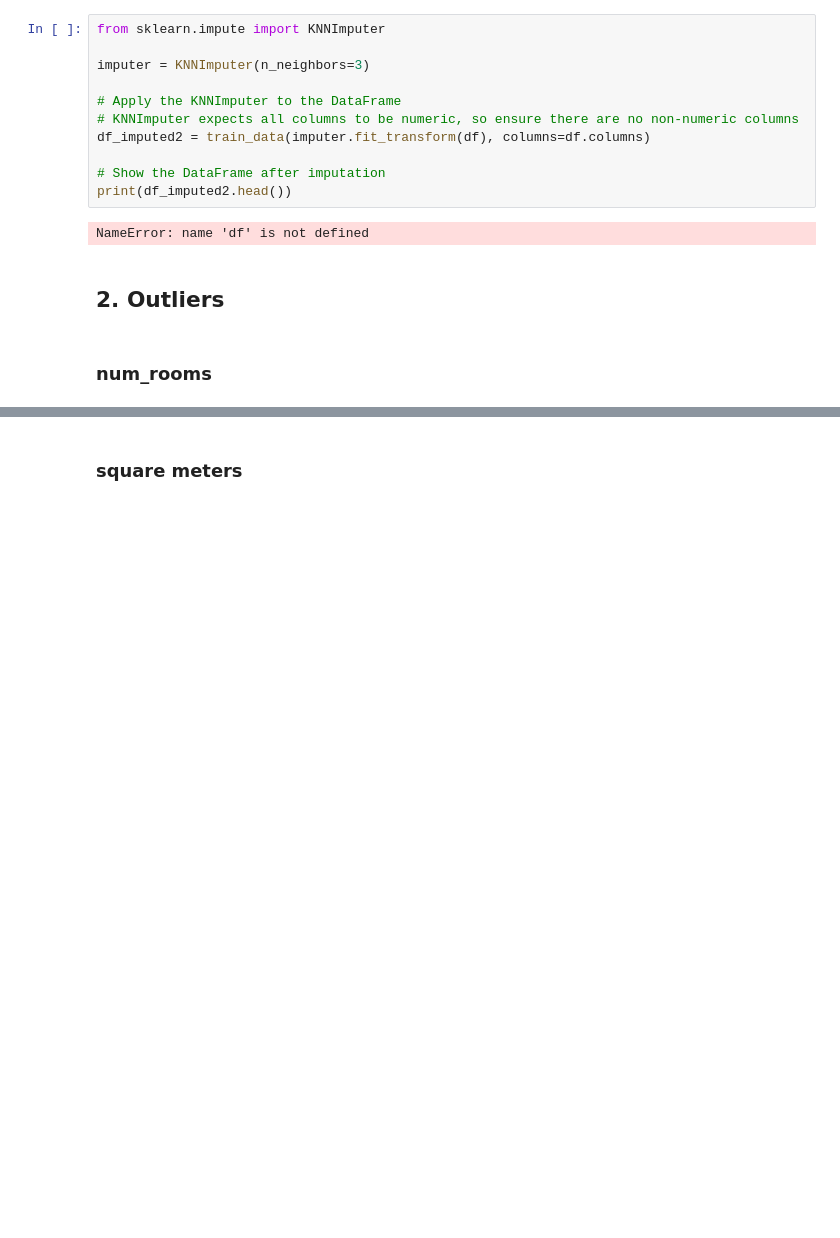
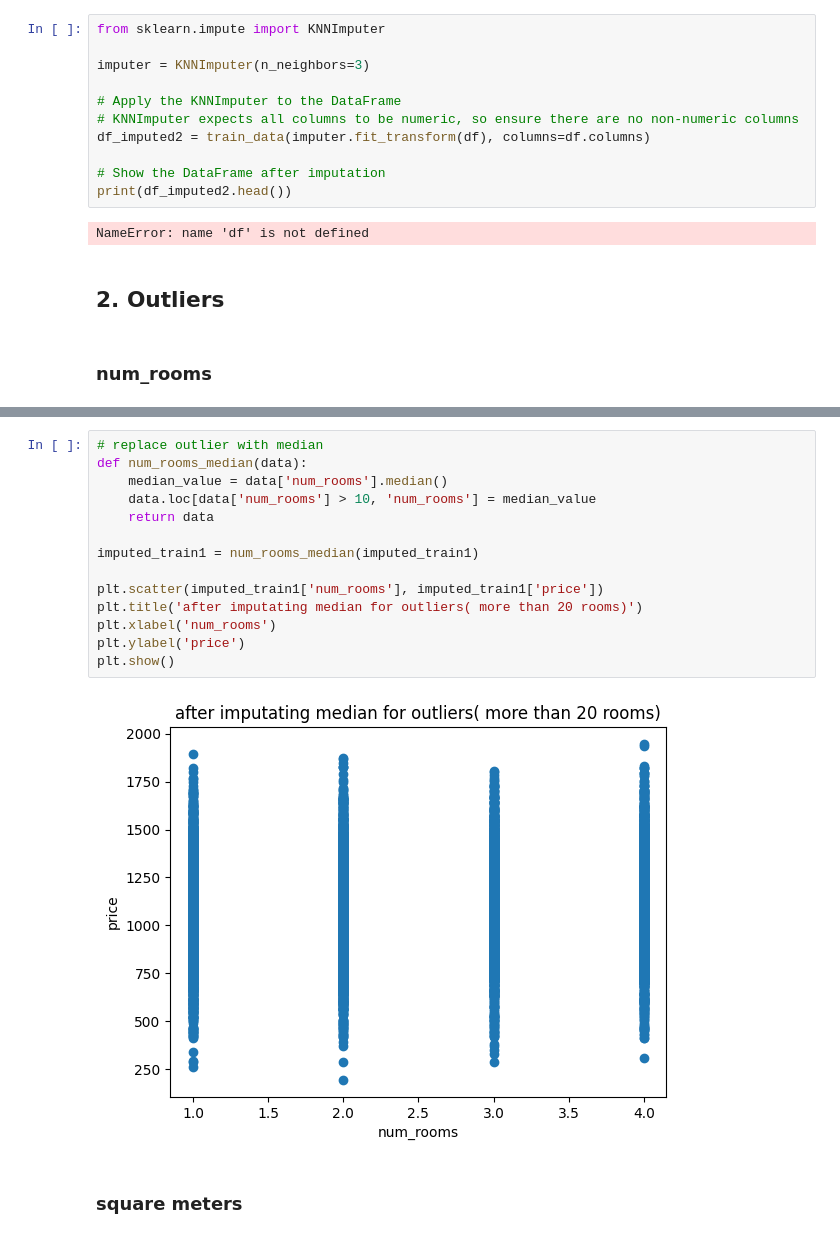
Before and after one commit to DenisProcyon/DSDM_ML_Pred, a Jupyter notebook: main.ipynb, the cells around one changed output, grey strips where cells are left out. Saved outputs shown, nothing was run; the diff lists cells and outputs as text; blank space fills up the shorter version.

```diff
--- a/main.ipynb
+++ b/main.ipynb
@@ -188,6 +188,22 @@ plt.ylabel('price')
 plt.show()
 # %% [output]
 [figure]
+# %%
+# replace outlier with median
+def num_rooms_median(data):
+    median_value = data['num_rooms'].median()
+    data.loc[data['num_rooms'] > 10, 'num_rooms'] = median_value
+    return data
+
+imputed_train1 = num_rooms_median(imputed_train1)
+
+plt.scatter(imputed_train1['num_rooms'], imputed_train1['price'])
+plt.title('after imputating median for outliers( more than 20 rooms)')
+plt.xlabel('num_rooms')
+plt.ylabel('price')
+plt.show()
+# %% [output]
+[figure, added]
 # %% [markdown]
 ### square meters
 # %%
```
Also changed, not shown: parts of 45 cells of this notebook.
